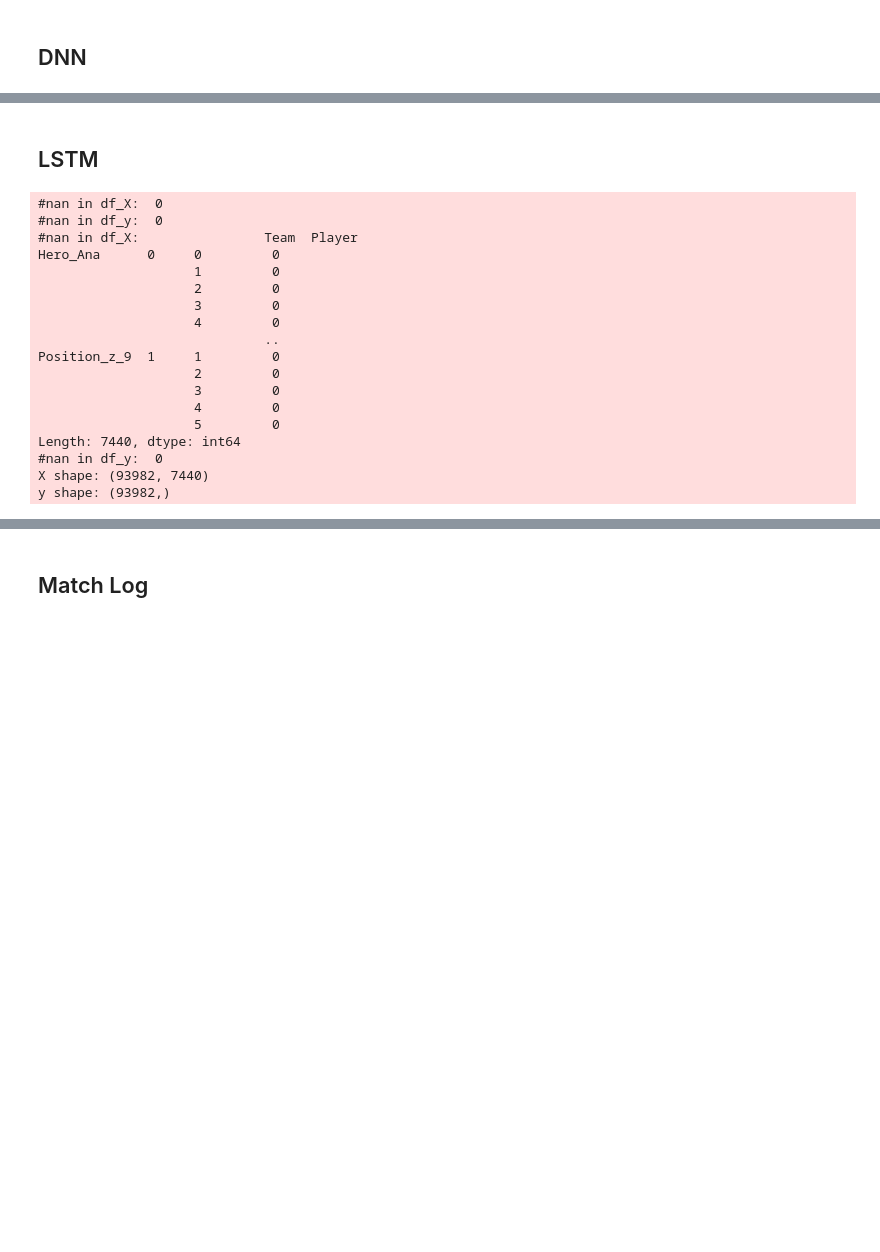
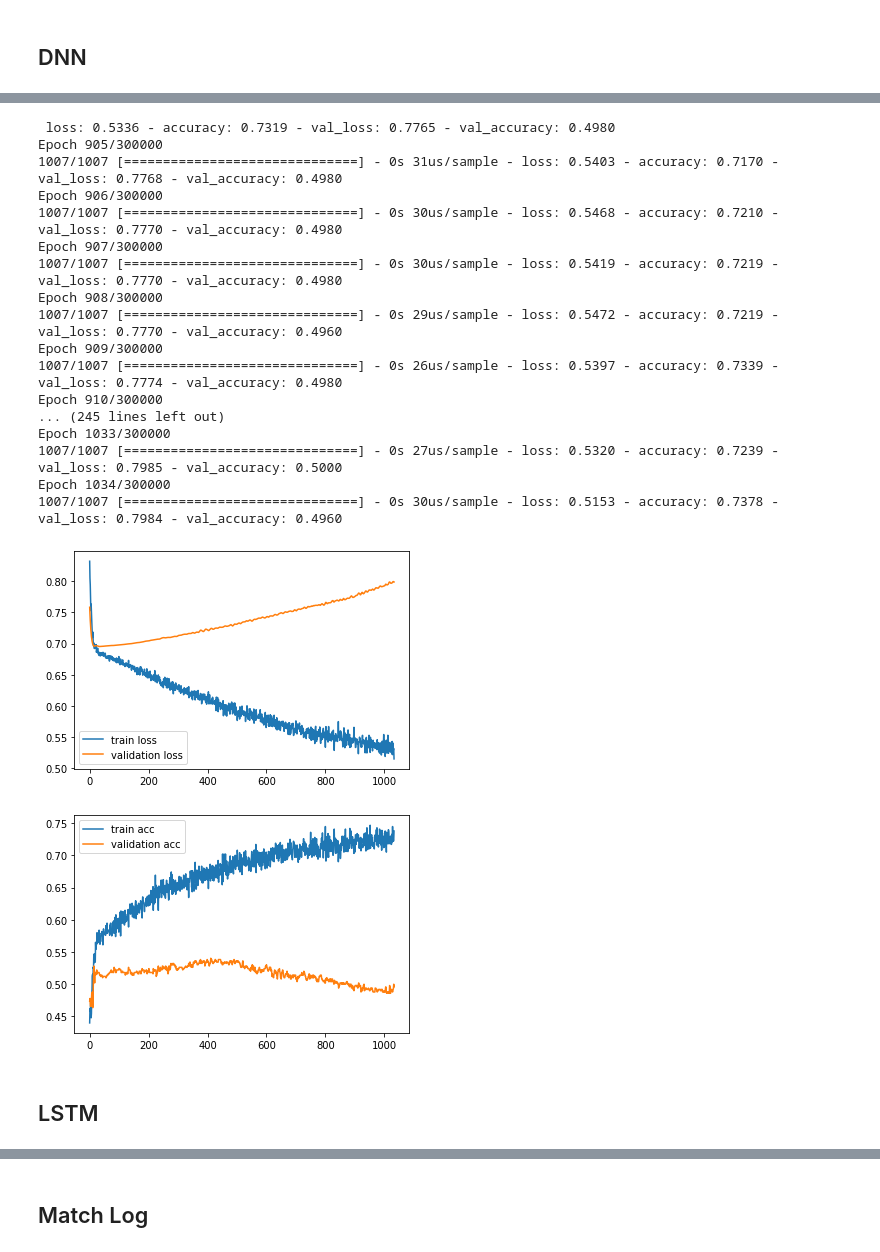
Before and after one commit to yongcheoljeong/TeamfightPrediction, a Jupyter notebook: main.ipynb, the cells around one changed output, grey strips where cells are left out. Drawn from its saved outputs; the diff is of its cells as text; code cells hidden in the pictures; blank space fills up the shorter version.

Commit message:
edit Modeling.py

```diff
--- a/main.ipynb
+++ b/main.ipynb
@@ -32,6 +70,26 @@ dnn.create_model()
 # %%
 # training
-dnn.train_model(num_epoch=3000, batch_size=3000, patience=300)
+dnn.train_model(num_epoch=300000, batch_size=30000, patience=1000)
+# %% [output]
+ loss: 0.5336 - accuracy: 0.7319 - val_loss: 0.7765 - val_accuracy: 0.4980
+Epoch 905/300000
+1007/1007 [==============================] - 0s 31us/sample - loss: 0.5403 - accuracy: 0.7170 - val_loss: 0.7768 - val_accuracy: 0.4980
+Epoch 906/300000
+1007/1007 [==============================] - 0s 30us/sample - loss: 0.5468 - accuracy: 0.7210 - val_loss: 0.7770 - val_accuracy: 0.4980
+Epoch 907/300000
+1007/1007 [==============================] - 0s 30us/sample - loss: 0.5419 - accuracy: 0.7219 - val_loss: 0.7770 - val_accuracy: 0.4980
+Epoch 908/300000
+1007/1007 [==============================] - 0s 29us/sample - loss: 0.5472 - accuracy: 0.7219 - val_loss: 0.7770 - val_accuracy: 0.4960
+Epoch 909/300000
+1007/1007 [==============================] - 0s 26us/sample - loss: 0.5397 - accuracy: 0.7339 - val_loss: 0.7774 - val_accuracy: 0.4980
+Epoch 910/300000
+... (245 lines left out)
+Epoch 1033/300000
+1007/1007 [==============================] - 0s 27us/sample - loss: 0.5320 - accuracy: 0.7239 - val_loss: 0.7985 - val_accuracy: 0.5000
+Epoch 1034/300000
+1007/1007 [==============================] - 0s 30us/sample - loss: 0.5153 - accuracy: 0.7378 - val_loss: 0.7984 - val_accuracy: 0.4960
+[figure, added]
+[figure, added]
 # %% [markdown]
 ## LSTM
 # %%
@@ -47,31 +105,12 @@ import tensorflow as tf
 from matplotlib import pyplot as plt
 # %%
 # Preprocessing
-time_shift = 20
+time_shift = 10
 preprocessing = Preprocessing(DB_info=mysql_auth.NYXLDB_FinalStat)
 input_df = preprocessing.get_data_table_from_file('input_df_all.csv')
 input_df = input_df.set_index(['MatchId', 'Map', 'Section', 'Timestamp', 'Team', 'Player'])
 X, y = preprocessing.get_input_data_LSTM(
-    input_df, time_shift=time_shift, features=['Position_x', 'Position_y', 'Position_z'], target=['RCP'])
+    input_df, time_shift=time_shift, features=['UltimateCharge', 'Position_x', 'Position_y', 'Position_z'], target=['RCP'])
-# %% [output]
-#nan in df_X:  0
-#nan in df_y:  0
-#nan in df_X:                Team  Player
-Hero_Ana      0     0         0
-                    1         0
-                    2         0
-                    3         0
-                    4         0
-                             ..
-Position_z_9  1     1         0
-                    2         0
-                    3         0
-                    4         0
-                    5         0
-Length: 7440, dtype: int64
-#nan in df_y:  0
-X shape: (93982, 7440)
-y shape: (93982,)
 # %%
 # set model
 lstm = Modeling.ModelLSTM(X=X, y=y, time_shift=time_shift)
```
Also changed, not shown: parts of 5 cells of this notebook, 2 other files.
